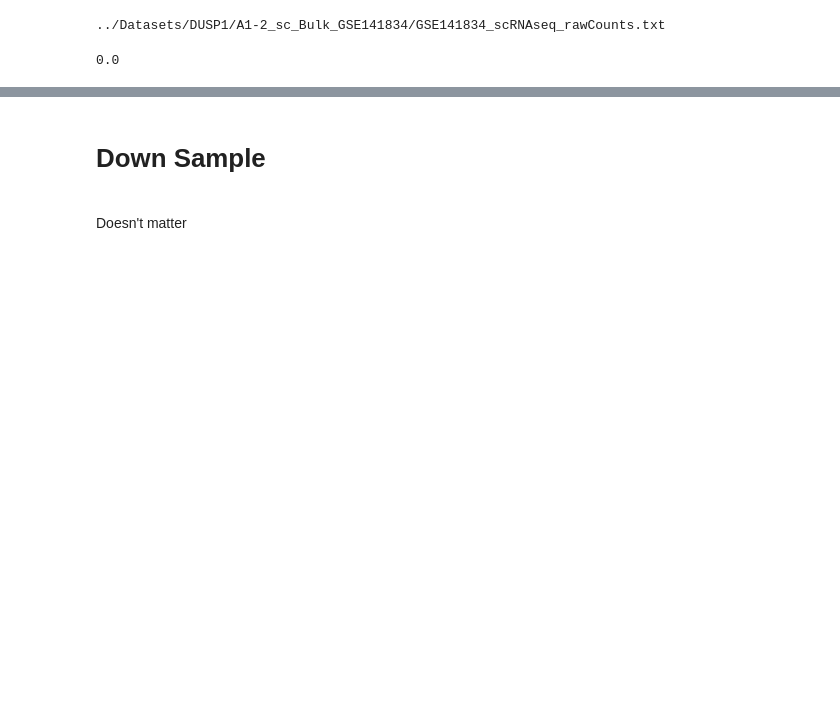
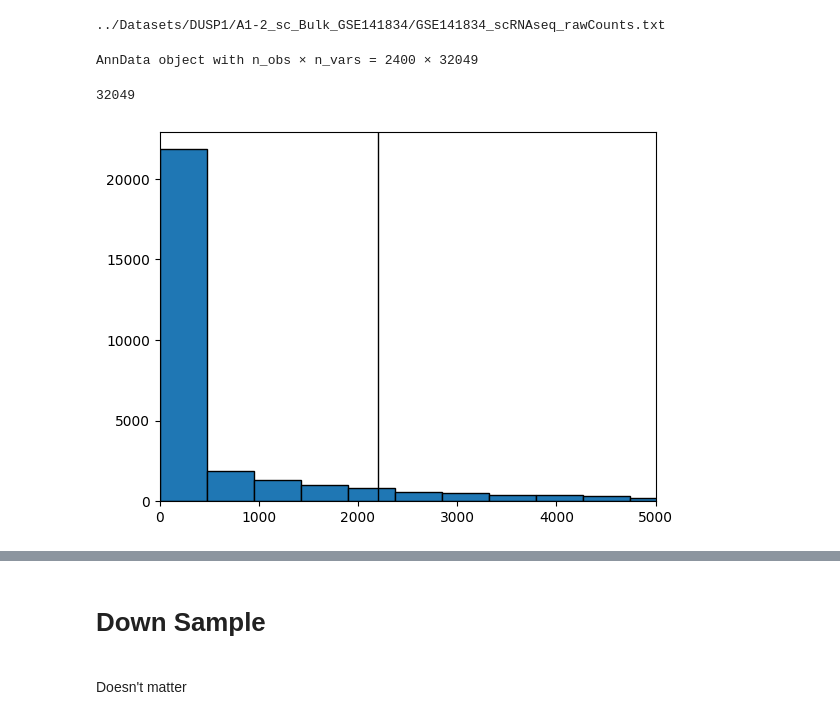
Before and after one commit to Formanj-0/UpDown_Project, a Jupyter notebook: WorkSpace/DEX_DATA4SSIT.ipynb, the cells around one changed output, grey strips where cells are left out. Saved outputs shown, nothing was run; the diff lists cells and outputs as text; code cells hidden in the pictures; blank space fills up the shorter version.

Commit message:
update for ssit data extractor

```diff
--- a/WorkSpace/DEX_DATA4SSIT.ipynb
+++ b/WorkSpace/DEX_DATA4SSIT.ipynb
@@ -23,7 +23,18 @@ print(file_path)
 ../Datasets/DUSP1/A1-2_sc_Bulk_GSE141834/GSE141834_scRNAseq_rawCounts.txt
 # %%
 adata = sc.read_text(file_path).T
+# %%
+adata
+# %% [output]
+AnnData object with n_obs × n_vars = 2400 × 32049
 # %%
-np.min(adata.X.sum(axis=0))
+len(adata.X.sum(axis=0))
 # %% [output]
-0.0
+32049
+# %%
+plt.axvline(x=adata.X.sum(axis=0).mean(), color='black', linestyle='-', linewidth=1)
+plt.hist(adata.X.sum(axis=0), bins=1000, edgecolor='black')
+plt.xlim(0,5000)
+plt.show()
+# %% [output]
+[figure, added]
```
Also changed, not shown: parts of 1 cell of this notebook.
